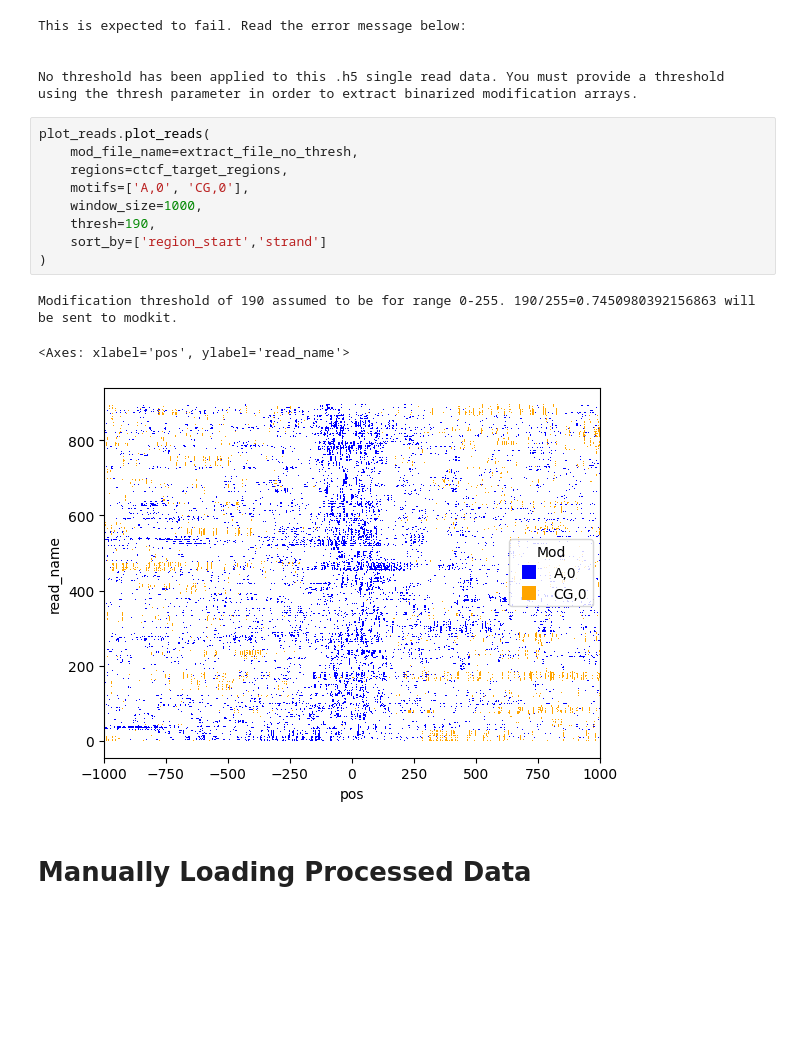
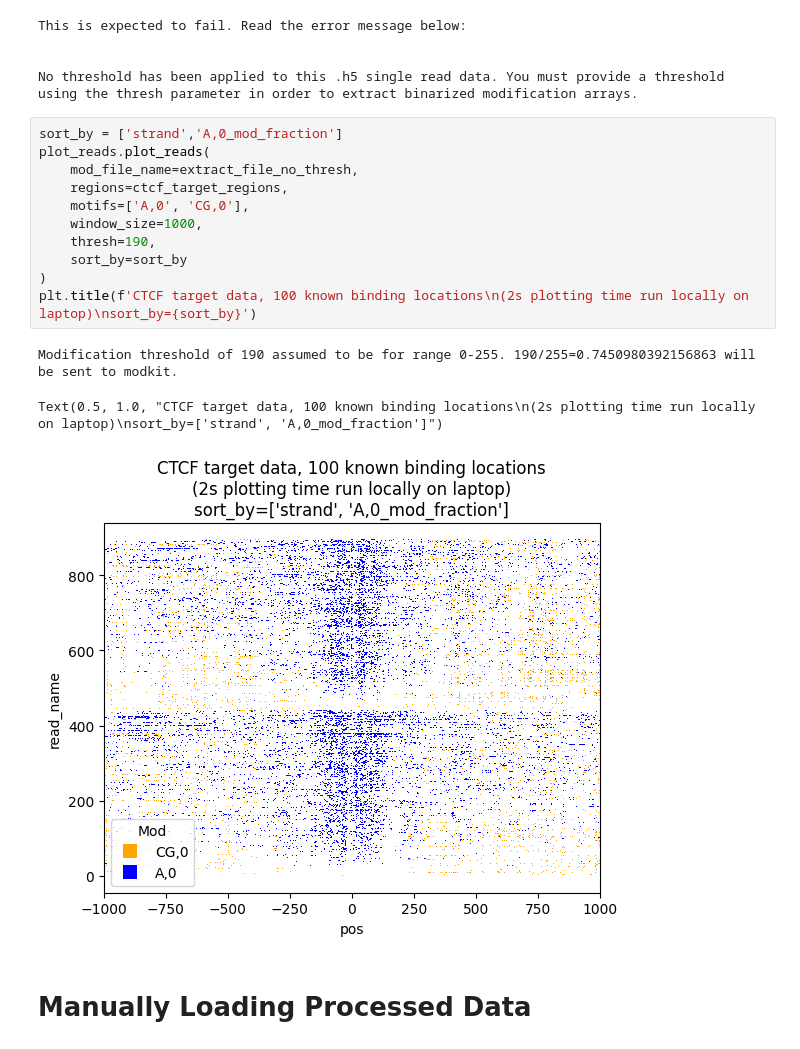
Before and after one commit to streetslab/dimelo, a Jupyter notebook: tutorial.ipynb, the cells around one changed output. Saved outputs shown, nothing was run; the diff lists cells and outputs as text; blank space fills up the shorter version.

```diff
--- a/tutorial.ipynb
+++ b/tutorial.ipynb
@@ -424,18 +410,20 @@ This is expected to fail. Read the error message below:
 
 No threshold has been applied to this .h5 single read data. You must provide a threshold using the thresh parameter in order to extract binarized modification arrays.
 # %%
+sort_by = ['strand','A,0_mod_fraction']
 plot_reads.plot_reads(
     mod_file_name=extract_file_no_thresh,
     regions=ctcf_target_regions,
     motifs=['A,0', 'CG,0'],
     window_size=1000,
     thresh=190,
-    sort_by=['region_start','strand']
+    sort_by=sort_by
 )
+plt.title(f'CTCF target data, 100 known binding locations\n(2s plotting time run locally on laptop)\nsort_by={sort_by}')
 # %% [output]
 Modification threshold of 190 assumed to be for range 0-255. 190/255=0.7450980392156863 will be sent to modkit.
-<Axes: xlabel='pos', ylabel='read_name'>
+Text(0.5, 1.0, "CTCF target data, 100 known binding locations\n(2s plotting time run locally on laptop)\nsort_by=['strand', 'A,0_mod_fraction']")
-[figure, old version]
+[figure, new version]
 # %% [markdown]
 # Manually Loading Processed Data
 # %% [markdown]
```
Also changed, not shown: parts of 7 cells of this notebook, 4 other files.
